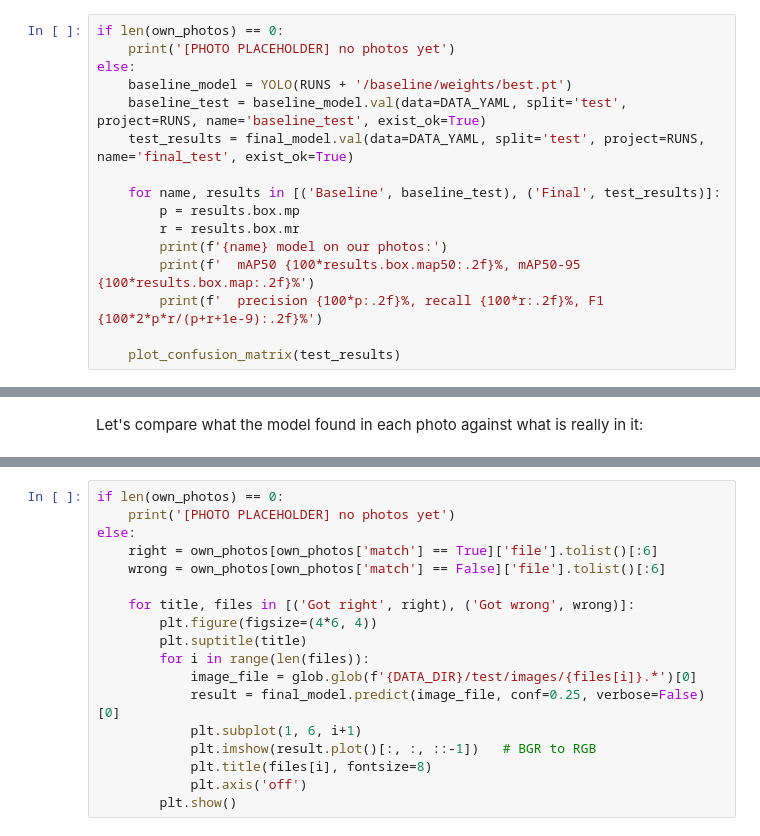
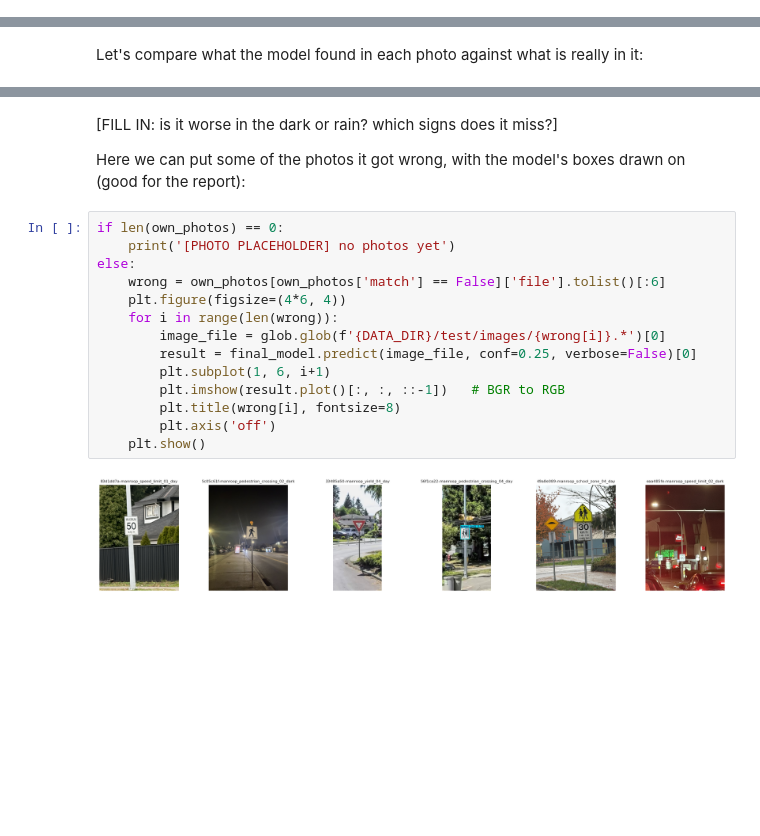
Before and after one commit to sandhuheiress/IAT360-CVProject, a Jupyter notebook: Group17_TrafficSigns_YOLO.ipynb, the cells around one changed output, grey strips where cells are left out. Cells and saved outputs as stored; diff of their text form; blank space fills up the shorter version.

```diff
--- a/Group17_TrafficSigns_YOLO.ipynb
+++ b/Group17_TrafficSigns_YOLO.ipynb
@@ -784,19 +1021,3 @@ else:
 # %% [markdown]
 ## Testing on Our Photos
 After hyperparameter tuning, we check the final model on our photos. Up to this point the model has not seen them at all. We also run the baseline on them to see if the tuning helped.
-# %%
-if len(own_photos) == 0:
-    print('[PHOTO PLACEHOLDER] no photos yet')
-else:
-    baseline_model = YOLO(RUNS + '/baseline/weights/best.pt')
-    baseline_test = baseline_model.val(data=DATA_YAML, split='test', project=RUNS, name='baseline_test', exist_ok=True)
-    test_results = final_model.val(data=DATA_YAML, split='test', project=RUNS, name='final_test', exist_ok=True)
-
-    for name, results in [('Baseline', baseline_test), ('Final', test_results)]:
-        p = results.box.mp
-        r = results.box.mr
-        print(f'{name} model on our photos:')
-        print(f'  mAP50 {100*results.box.map50:.2f}%, mAP50-95 {100*results.box.map:.2f}%')
-        print(f'  precision {100*p:.2f}%, recall {100*r:.2f}%, F1 {100*2*p*r/(p+r+1e-9):.2f}%')
-
-    plot_confusion_matrix(test_results)
@@ -847,18 +1248,20 @@ Here are some photos it got right and some it got wrong, with the model's boxes
+# %% [markdown]
+[FILL IN: is it worse in the dark or rain? which signs does it miss?]
+
+Here we can put some of the photos it got wrong, with the model's boxes drawn on (good for the report):
 # %%
 if len(own_photos) == 0:
     print('[PHOTO PLACEHOLDER] no photos yet')
 else:
-    right = own_photos[own_photos['match'] == True]['file'].tolist()[:6]
     wrong = own_photos[own_photos['match'] == False]['file'].tolist()[:6]
-
-    for title, files in [('Got right', right), ('Got wrong', wrong)]:
-        plt.figure(figsize=(4*6, 4))
-        plt.suptitle(title)
-        for i in range(len(files)):
-            image_file = glob.glob(f'{DATA_DIR}/test/images/{files[i]}.*')[0]
-            result = final_model.predict(image_file, conf=0.25, verbose=False)[0]
-            plt.subplot(1, 6, i+1)
-            plt.imshow(result.plot()[:, :, ::-1])   # BGR to RGB
-            plt.title(files[i], fontsize=8)
-            plt.axis('off')
-        plt.show()
+    plt.figure(figsize=(4*6, 4))
+    for i in range(len(wrong)):
+        image_file = glob.glob(f'{DATA_DIR}/test/images/{wrong[i]}.*')[0]
+        result = final_model.predict(image_file, conf=0.25, verbose=False)[0]
+        plt.subplot(1, 6, i+1)
+        plt.imshow(result.plot()[:, :, ::-1])   # BGR to RGB
+        plt.title(wrong[i], fontsize=8)
+        plt.axis('off')
+    plt.show()
+# %% [output]
+[figure, added]
```
Also changed, not shown: parts of 28 cells of this notebook.
